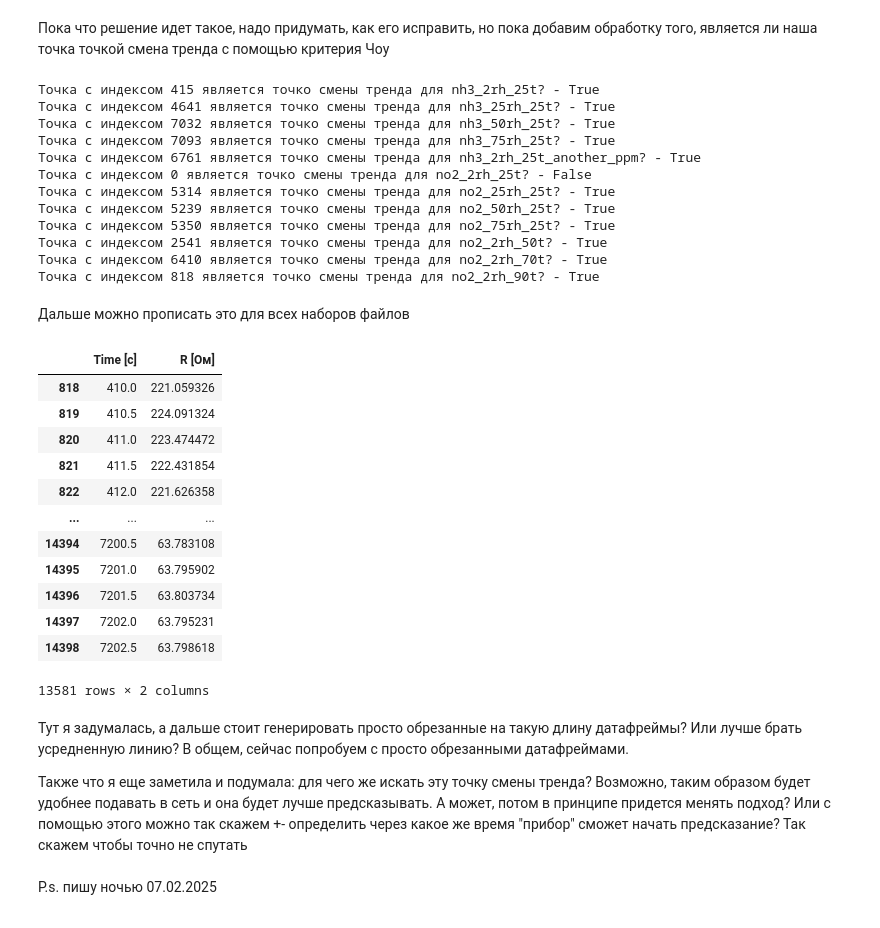
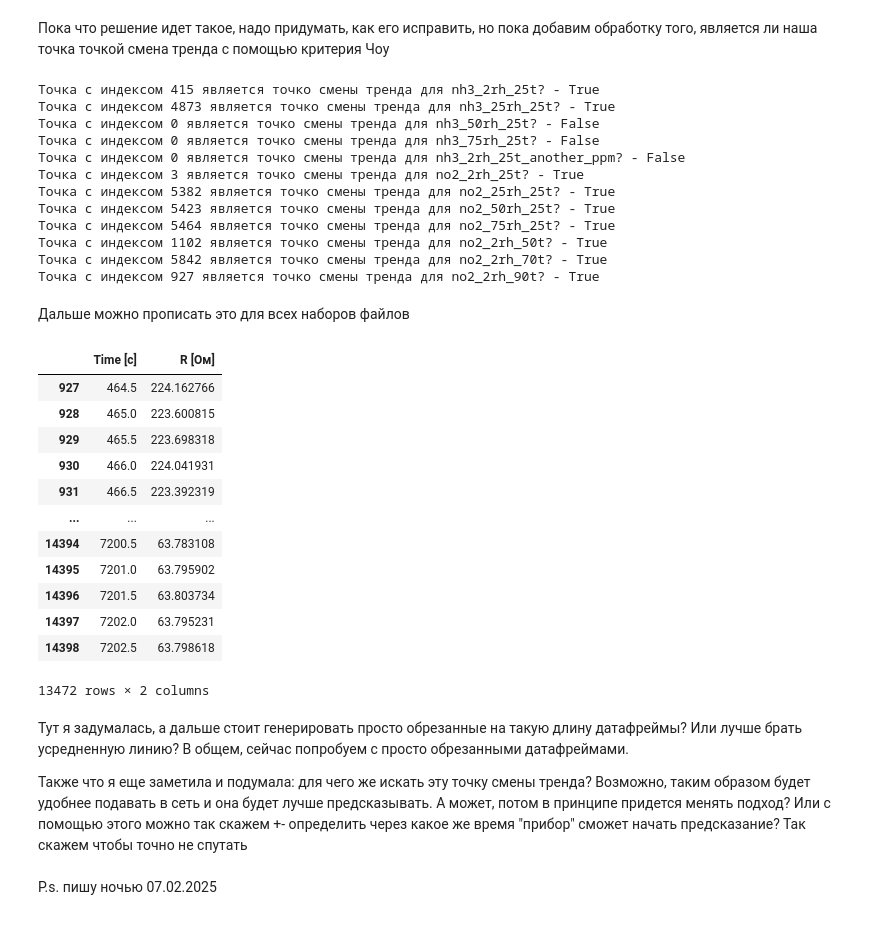
Before and after one commit to lalalaoalla/gas-analyzer, a Jupyter notebook: working_with_a_trend.ipynb, the cells around one changed output. Saved outputs shown, nothing was run; the diff lists cells and outputs as text; code cells hidden in the pictures.

```diff
--- a/working_with_a_trend.ipynb
+++ b/working_with_a_trend.ipynb
@@ -631,76 +417,76 @@ no2_2rh_90t_is_breakpoint = chow_test(no2_2rh_90t, trend_chande_point_no2_2rh_90
 # %%
 #NH3
-print(f'Точка с индексом {trend_chande_point_nh3_2rh_25t} является точко смены тренда для nh3_2rh_25t? - {nh3_2rh_25t_is_breakpoint}')
-print(f'Точка с индексом {trend_chande_point_nh3_25rh_25t} является точко смены тренда для nh3_25rh_25t? - {nh3_25rh_25t_is_breakpoint}')
-print(f'Точка с индексом {trend_chande_point_nh3_50rh_25t} является точко смены тренда для nh3_50rh_25t? - {nh3_50rh_25t_is_breakpoint}')
-print(f'Точка с индексом {trend_chande_point_nh3_75rh_25t} является точко смены тренда для nh3_75rh_25t? - {nh3_75rh_25t_is_breakpoint}')
+print(f'Точка с индексом {trend_point_nh3_2rh_25t} является точко смены тренда для nh3_2rh_25t? - {nh3_2rh_25t_is_breakpoint}')
+print(f'Точка с индексом {trend_point_nh3_25rh_25t} является точко смены тренда для nh3_25rh_25t? - {nh3_25rh_25t_is_breakpoint}')
+print(f'Точка с индексом {trend_point_nh3_50rh_25t} является точко смены тренда для nh3_50rh_25t? - {nh3_50rh_25t_is_breakpoint}')
+print(f'Точка с индексом {trend_point_nh3_75rh_25t} является точко смены тренда для nh3_75rh_25t? - {nh3_75rh_25t_is_breakpoint}')
 
-print(f'Точка с индексом {trend_chande_point_nh3_2rh_25t_another_ppm} является точко смены тренда для nh3_2rh_25t_another_ppm? - {nh3_2rh_25t_is_breakpoint_another_ppm}')
+print(f'Точка с индексом {trend_point_nh3_2rh_25t_another_ppm} является точко смены тренда для nh3_2rh_25t_another_ppm? - {nh3_2rh_25t_is_breakpoint_another_ppm}')
 
 #NO2 temp=25
-print(f'Точка с индексом {trend_chande_point_no2_2rh_25t} является точко смены тренда для no2_2rh_25t? - {no2_2rh_25t_is_breakpoint}')
-print(f'Точка с индексом {trend_chande_point_no2_25rh_25t} является точко смены тренда для no2_25rh_25t? - {no2_25rh_25t_is_breakpoint}')
-print(f'Точка с индексом {trend_chande_point_no2_50rh_25t} является точко смены тренда для no2_50rh_25t? - {no2_50rh_25t_is_breakpoint}')
-print(f'Точка с индексом {trend_chande_point_no2_75rh_25t} является точко смены тренда для no2_75rh_25t? - {no2_75rh_25t_is_breakpoint}')
+print(f'Точка с индексом {trend_point_no2_2rh_25t} является точко смены тренда для no2_2rh_25t? - {no2_2rh_25t_is_breakpoint}')
+print(f'Точка с индексом {trend_point_no2_25rh_25t} является точко смены тренда для no2_25rh_25t? - {no2_25rh_25t_is_breakpoint}')
+print(f'Точка с индексом {trend_point_no2_50rh_25t} является точко смены тренда для no2_50rh_25t? - {no2_50rh_25t_is_breakpoint}')
+print(f'Точка с индексом {trend_point_no2_75rh_25t} является точко смены тренда для no2_75rh_25t? - {no2_75rh_25t_is_breakpoint}')
 
 #NO2 temp=50
-print(f'Точка с индексом {trend_chande_point_no2_2rh_50t} является точко смены тренда для no2_2rh_50t? - {no2_2rh_50t_is_breakpoint}')
+print(f'Точка с индексом {trend_point_no2_2rh_50t} является точко смены тренда для no2_2rh_50t? - {no2_2rh_50t_is_breakpoint}')
 
 #NO2 temp = 70
-print(f'Точка с индексом {trend_chande_point_no2_2rh_70t} является точко смены тренда для no2_2rh_70t? - {no2_2rh_70t_is_breakpoint}')
+print(f'Точка с индексом {trend_point_no2_2rh_70t} является точко смены тренда для no2_2rh_70t? - {no2_2rh_70t_is_breakpoint}')
 
 #NO2 temp=90
-print(f'Точка с индексом {trend_chande_point_no2_2rh_90t} является точко смены тренда для no2_2rh_90t? - {no2_2rh_90t_is_breakpoint}')
+print(f'Точка с индексом {trend_point_no2_2rh_90t} является точко смены тренда для no2_2rh_90t? - {no2_2rh_90t_is_breakpoint}')
 # %% [output]
 Точка с индексом 415 является точко смены тренда для nh3_2rh_25t? - True
-Точка с индексом 4641 является точко смены тренда для nh3_25rh_25t? - True
-Точка с индексом 7032 является точко смены тренда для nh3_50rh_25t? - True
-Точка с индексом 7093 является точко смены тренда для nh3_75rh_25t? - True
-Точка с индексом 6761 является точко смены тренда для nh3_2rh_25t_another_ppm? - True
-Точка с индексом 0 является точко смены тренда для no2_2rh_25t? - False
-Точка с индексом 5314 является точко смены тренда для no2_25rh_25t? - True
-Точка с индексом 5239 является точко смены тренда для no2_50rh_25t? - True
-Точка с индексом 5350 является точко смены тренда для no2_75rh_25t? - True
-Точка с индексом 2541 является точко смены тренда для no2_2rh_50t? - True
-Точка с индексом 6410 является точко смены тренда для no2_2rh_70t? - True
-Точка с индексом 818 является точко смены тренда для no2_2rh_90t? - True
+Точка с индексом 4873 является точко смены тренда для nh3_25rh_25t? - True
+Точка с индексом 0 является точко смены тренда для nh3_50rh_25t? - False
+Точка с индексом 0 является точко смены тренда для nh3_75rh_25t? - False
+Точка с индексом 0 является точко смены тренда для nh3_2rh_25t_another_ppm? - False
+Точка с индексом 3 является точко смены тренда для no2_2rh_25t? - True
+Точка с индексом 5382 является точко смены тренда для no2_25rh_25t? - True
+Точка с индексом 5423 является точко смены тренда для no2_50rh_25t? - True
+Точка с индексом 5464 является точко смены тренда для no2_75rh_25t? - True
+Точка с индексом 1102 является точко смены тренда для no2_2rh_50t? - True
+Точка с индексом 5842 является точко смены тренда для no2_2rh_70t? - True
+Точка с индексом 927 является точко смены тренда для no2_2rh_90t? - True
 # %% [markdown]
 Дальше можно прописать это для всех наборов файлов
 # %%
 nh3_2rh_25t = nh3_2rh_25t.iloc[415:]
-nh3_25rh_25t = nh3_25rh_25t.iloc[4641:]
-nh3_50rh_25t = nh3_50rh_25t.iloc[7032:]
-nh3_75rh_25t = nh3_75rh_25t.iloc[7093:]
+nh3_25rh_25t = nh3_25rh_25t.iloc[4873:]
+nh3_50rh_25t = nh3_50rh_25t.iloc[7032:]#Не совсем правильно определяется
+nh3_75rh_25t = nh3_75rh_25t.iloc[7093:]#Не совсем правильно определяется
 
-nh3_2rh_25t_another_ppm = nh3_2rh_25t_another_ppm.iloc[6761:]
+nh3_2rh_25t_another_ppm = nh3_2rh_25t_another_ppm.iloc[6761:]#Не совсем правильно определяется
 
 
-no2_2rh_25t = no2_2rh_25t.iloc[0:]
-no2_25rh_25t = no2_25rh_25t.iloc[5314:]
-no2_50rh_25t = no2_50rh_25t.iloc[5239:]
-no2_75rh_25t = no2_75rh_25t.iloc[5350:]
+no2_2rh_25t = no2_2rh_25t.iloc[3:]
+no2_25rh_25t = no2_25rh_25t.iloc[5382:]
+no2_50rh_25t = no2_50rh_25t.iloc[5423:]
+no2_75rh_25t = no2_75rh_25t.iloc[5464:]
 
-no2_2rh_50t = no2_2rh_50t.iloc[2541:]
+no2_2rh_50t = no2_2rh_50t.iloc[1102:]
 
-no2_2rh_70t = no2_2rh_70t.iloc[6410:]
+no2_2rh_70t = no2_2rh_70t.iloc[5842:]
 
-no2_2rh_90t = no2_2rh_90t.iloc[818:]
+no2_2rh_90t = no2_2rh_90t.iloc[927:]
 
 no2_2rh_90t
 # %% [output]
 |  | Time [с] | R [Ом] |
-| 818 | 410.0 | 221.059326 |
-| 819 | 410.5 | 224.091324 |
-| 820 | 411.0 | 223.474472 |
-| 821 | 411.5 | 222.431854 |
-| 822 | 412.0 | 221.626358 |
+| 927 | 464.5 | 224.162766 |
+| 928 | 465.0 | 223.600815 |
+| 929 | 465.5 | 223.698318 |
+| 930 | 466.0 | 224.041931 |
+| 931 | 466.5 | 223.392319 |
 | ... | ... | ... |
 | 14394 | 7200.5 | 63.783108 |
 | 14395 | 7201.0 | 63.795902 |
 | 14396 | 7201.5 | 63.803734 |
 | 14397 | 7202.0 | 63.795231 |
 | 14398 | 7202.5 | 63.798618 |
-13581 rows × 2 columns
+13472 rows × 2 columns
 # %% [markdown]
 Тут я задумалась, а дальше стоит генерировать просто обрезанные на такую длину датафреймы? Или лучше брать усредненную линию? В общем, сейчас попробуем с просто обрезанными датафреймами.<p>
 Также что я еще заметила и подумала: для чего же искать эту точку смены тренда? Возможно, таким образом будет удобнее подавать в сеть и она будет лучше предсказывать. А может, потом в принципе придется менять подход? Или с помощью этого можно так скажем +- определить через какое же время "прибор" сможет начать предсказание? Так скажем чтобы точно не спутать
```
Also changed, not shown: parts of 24 cells of this notebook, 3 other files.
